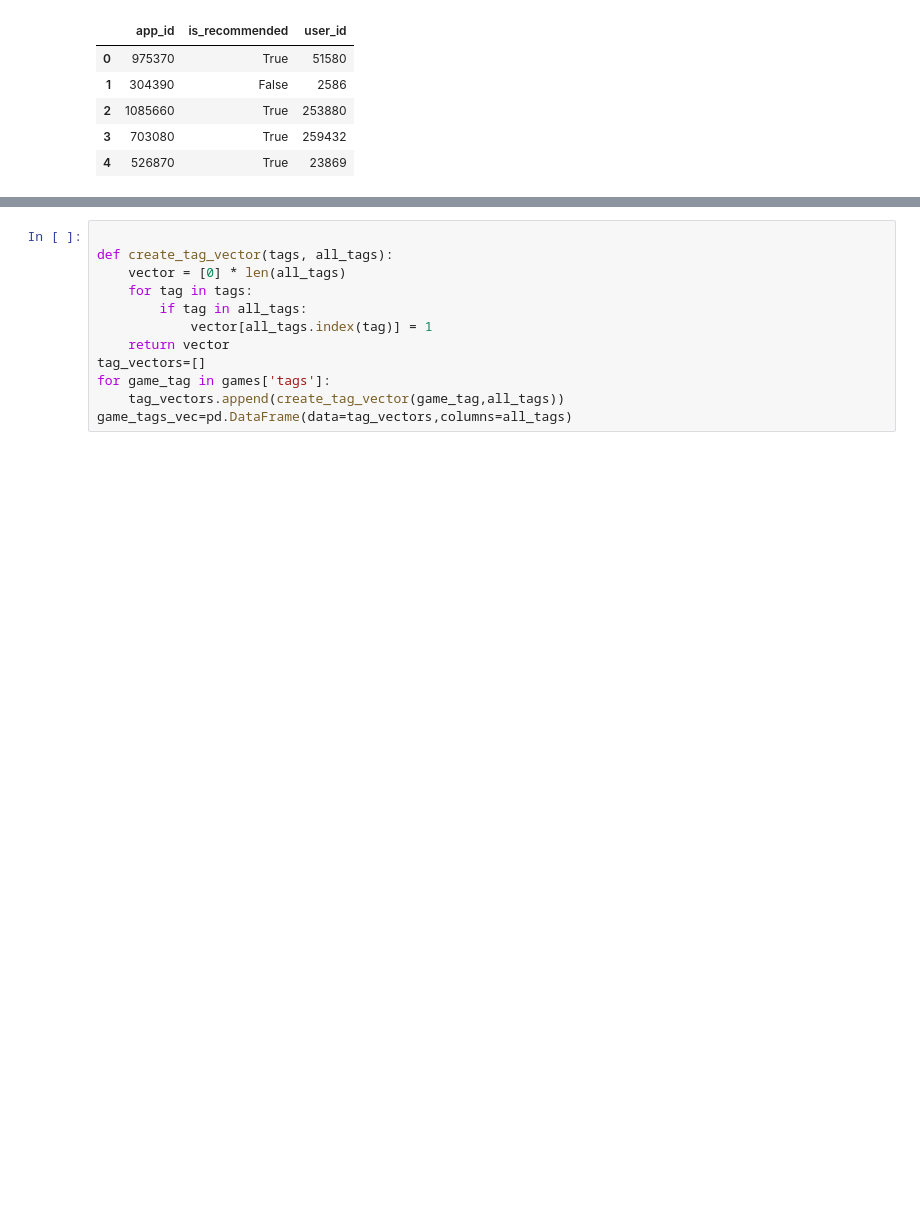
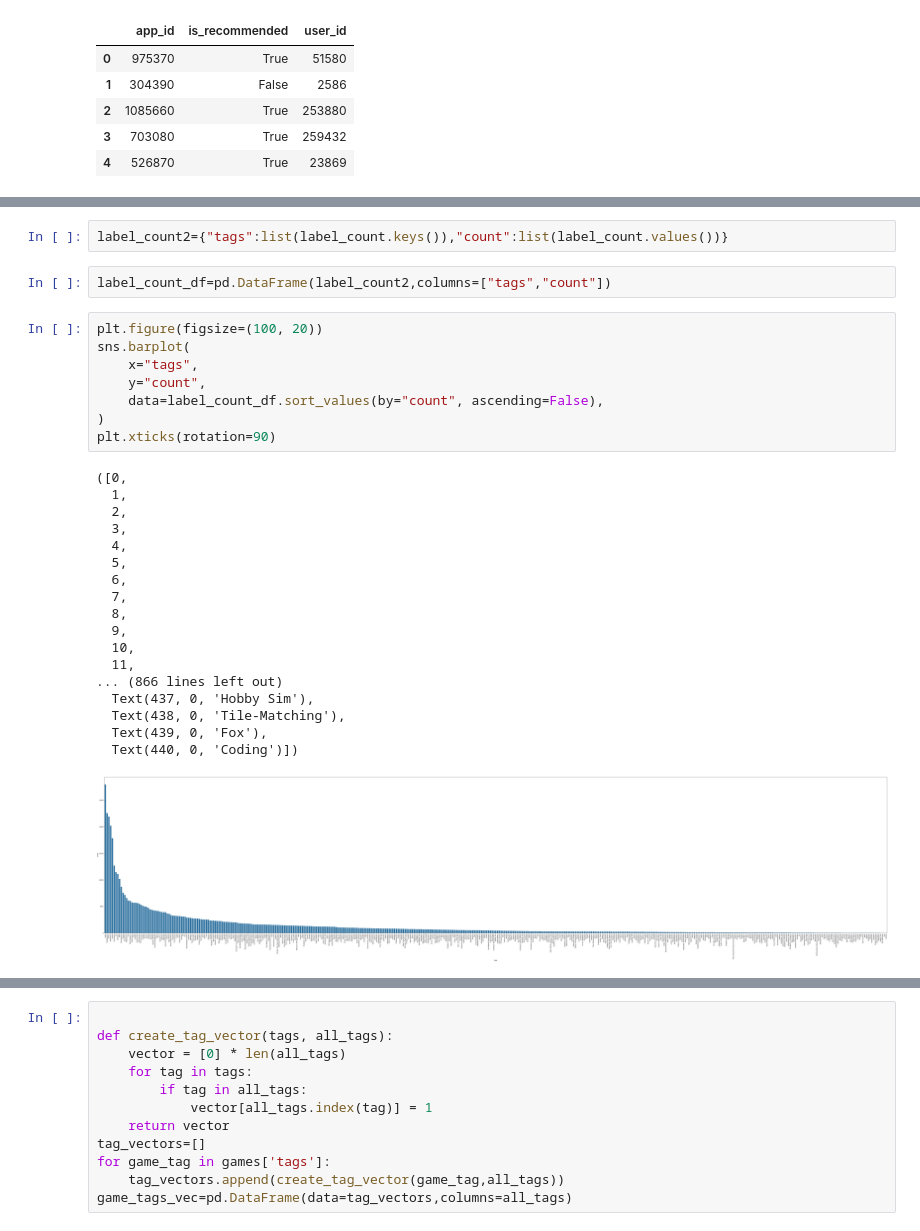
Before and after one commit to nzd1001/HUST_ML_PROJECT_20232, a Jupyter notebook: cb-filtering3.ipynb, the cells around one changed output, grey strips where cells are left out. Drawn from its saved outputs; the diff is of its cells as text; blank space fills up the shorter version.

```diff
--- a/cb-filtering3.ipynb
+++ b/cb-filtering3.ipynb
@@ -76,3 +73,34 @@ print(count)
 # %% [output]
 {'Action': 21896, 'Adventure': 20182, 'Parkour': 529, 'Third Person': 3173, 'Great Soundtrack': 3911, 'Singleplayer': 22565, 'Platformer': 3997, 'Time Travel': 251, 'Atmospheric': 8687, 'Classic': 131 ...
+# %%
+label_count2={"tags":list(label_count.keys()),"count":list(label_count.values())}
+# %%
+label_count_df=pd.DataFrame(label_count2,columns=["tags","count"])
+# %%
+plt.figure(figsize=(100, 20))
+sns.barplot(
+    x="tags",
+    y="count",
+    data=label_count_df.sort_values(by="count", ascending=False),
+)
+plt.xticks(rotation=90)
+# %% [output]
+([0,
+  1,
+  2,
+  3,
+  4,
+  5,
+  6,
+  7,
+  8,
+  9,
+  10,
+  11,
+... (866 lines left out)
+  Text(437, 0, 'Hobby Sim'),
+  Text(438, 0, 'Tile-Matching'),
+  Text(439, 0, 'Fox'),
+  Text(440, 0, 'Coding')])
+[figure, added]
 # %%
```
Also changed, not shown: parts of 31 cells of this notebook, 2 other files.
